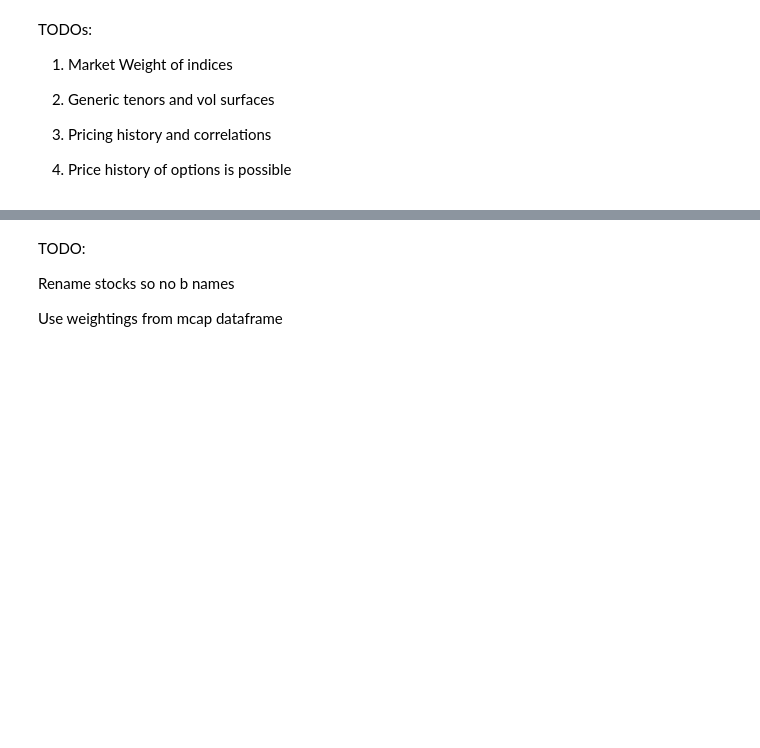
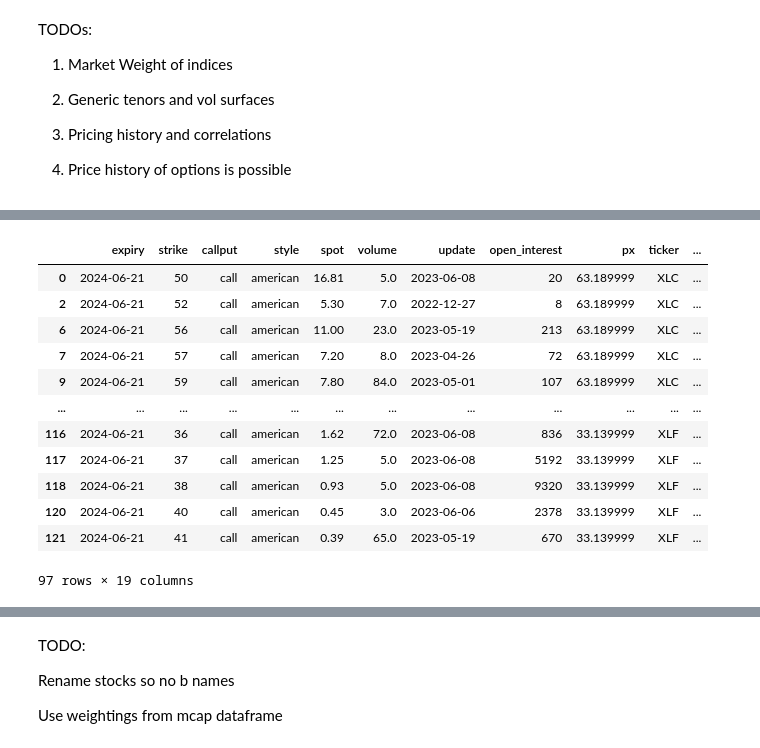
Before and after one commit to BenBowring/OptionSite, a Jupyter notebook: polygon_create.ipynb, the cells around one changed output, grey strips where cells are left out. Saved outputs shown, nothing was run; the diff lists cells and outputs as text; code cells hidden in the pictures; blank space fills up the shorter version.

```diff
--- a/polygon_create.ipynb
+++ b/polygon_create.ipynb
@@ -140,6 +216,22 @@ delta_df['expiry_days'] = (today - t_dt.date()).days
 delta_df['update_dt'] = date_list
 delta_df['delta_days'] = delta_list
 delta_df['isLive'] = delta_df['delta_days'].apply(lambda x: (x < 14))
+# %%
+delta_df
+# %% [output]
+|  | expiry | strike | callput | style | spot | volume | update | open_interest | px | ticker | ... |
+| 0 | 2024-06-21 | 50 | call | american | 16.81 | 5.0 | 2023-06-08 | 20 | 63.189999 | XLC | ... |
+| 2 | 2024-06-21 | 52 | call | american | 5.30 | 7.0 | 2022-12-27 | 8 | 63.189999 | XLC | ... |
+| 6 | 2024-06-21 | 56 | call | american | 11.00 | 23.0 | 2023-05-19 | 213 | 63.189999 | XLC | ... |
+| 7 | 2024-06-21 | 57 | call | american | 7.20 | 8.0 | 2023-04-26 | 72 | 63.189999 | XLC | ... |
+| 9 | 2024-06-21 | 59 | call | american | 7.80 | 84.0 | 2023-05-01 | 107 | 63.189999 | XLC | ... |
+| ... | ... | ... | ... | ... | ... | ... | ... | ... | ... | ... | ... |
+| 116 | 2024-06-21 | 36 | call | american | 1.62 | 72.0 | 2023-06-08 | 836 | 33.139999 | XLF | ... |
+| 117 | 2024-06-21 | 37 | call | american | 1.25 | 5.0 | 2023-06-08 | 5192 | 33.139999 | XLF | ... |
+| 118 | 2024-06-21 | 38 | call | american | 0.93 | 5.0 | 2023-06-08 | 9320 | 33.139999 | XLF | ... |
+| 120 | 2024-06-21 | 40 | call | american | 0.45 | 3.0 | 2023-06-06 | 2378 | 33.139999 | XLF | ... |
+| 121 | 2024-06-21 | 41 | call | american | 0.39 | 65.0 | 2023-05-19 | 670 | 33.139999 | XLF | ... |
+97 rows × 19 columns
 # %%
 delta_df[delta_df['callput'] == 'call']['volume'].sum()
 # %% [output]
```
Also changed, not shown: parts of 26 cells of this notebook, 6 other files.
